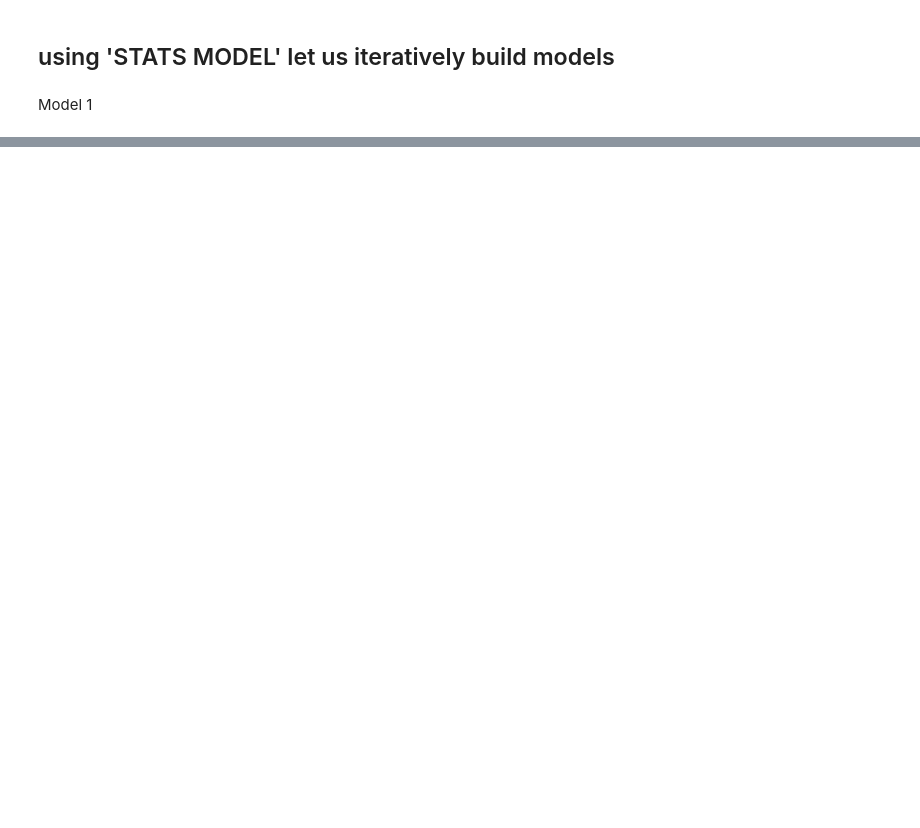
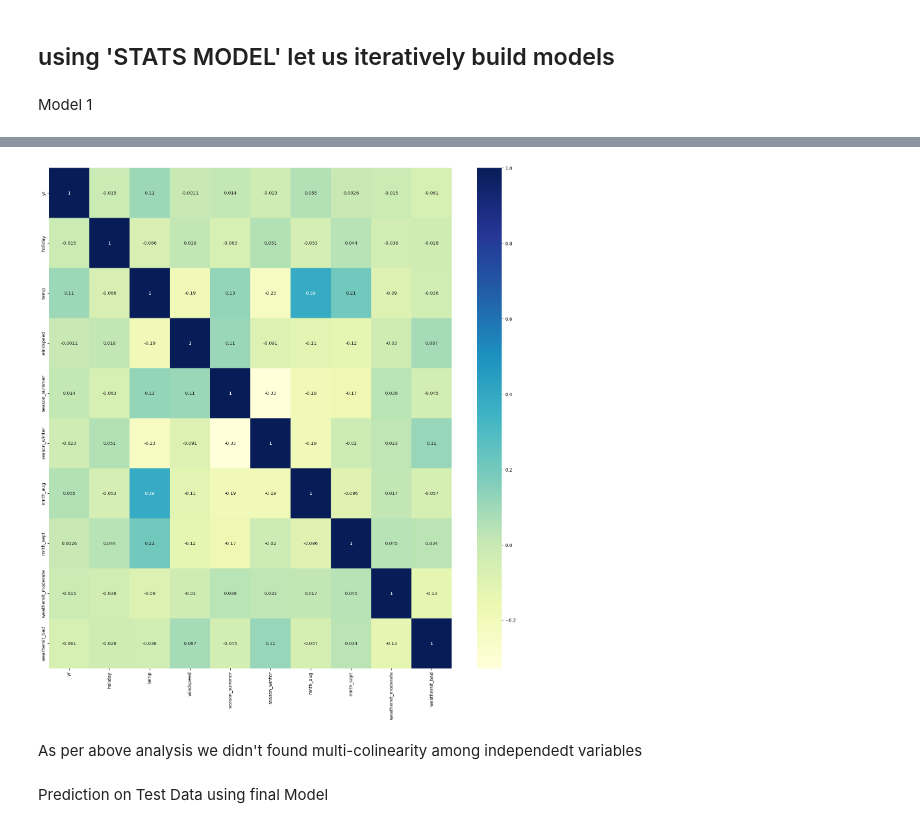
Before and after one commit to aravindvcyber/Bike_Sharing_Multiple_Linear_Regression, a Jupyter notebook: Bike_Sharing_Multiple_Linear_Regression.ipynb, the cells around one changed output, grey strips where cells are left out. Drawn from its saved outputs; the diff is of its cells as text; code cells hidden in the pictures; blank space fills up the shorter version.

Commit message:
Kaggle Notebook | Bike_Sharing_Multiple_Linear_Regression | Version 4

```diff
--- a/Bike_Sharing_Multiple_Linear_Regression.ipynb
+++ b/Bike_Sharing_Multiple_Linear_Regression.ipynb
@@ -656,0 +967,3 @@ print(lr1.summary())
+# %%
+X_train_rfe3 = X_train_rfe2.drop(["weekday_thu"], axis = 1)
+compute_VIF(X_train_rfe3)
@@ -656,0 +1024,2 @@ print(lr1.summary())
+# %%
+X_train_rfe4 = X_train_rfe3.drop(["weekday_tue"], axis = 1)
@@ -656,0 +1080,3 @@ print(lr1.summary())
+# %%
+X_train_rfe5 = X_train_rfe4.drop(["weekday_mon"], axis = 1)
+compute_VIF(X_train_rfe5)
@@ -656,0 +1256,11 @@ print(lr1.summary())
+# %%
+plt.figure(figsize = (20, 20))
+# Heatmap
+sns.heatmap(X_train_rfe6.corr(), cmap="YlGnBu", annot=True)
+plt.show()
+# %% [output]
+[figure, added]
+# %% [markdown]
+As per above analysis we didn't found multi-colinearity among independedt variables
+# %% [markdown]
+Prediction on Test Data using final Model
```
Also changed, not shown: parts of 90 cells of this notebook.
